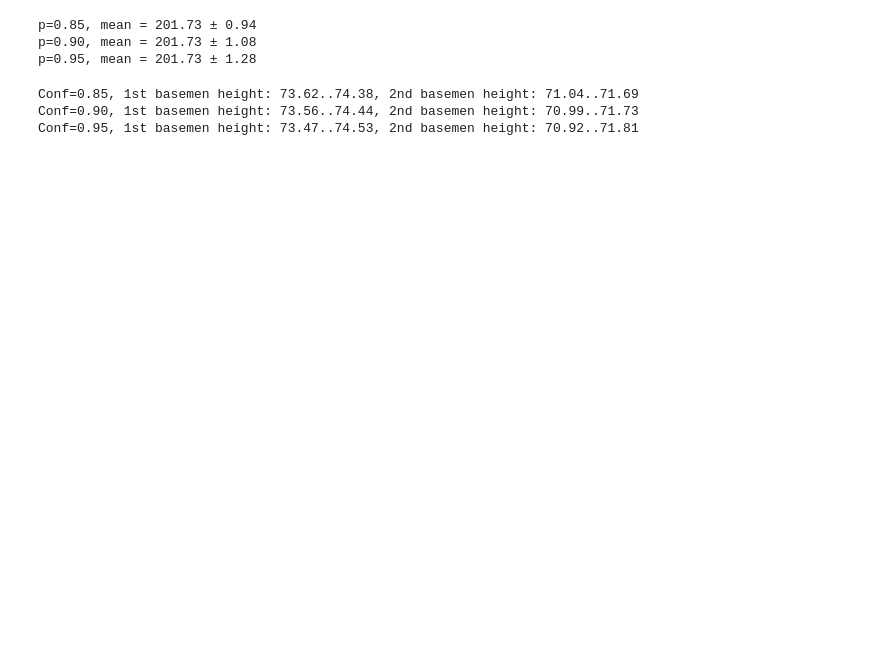
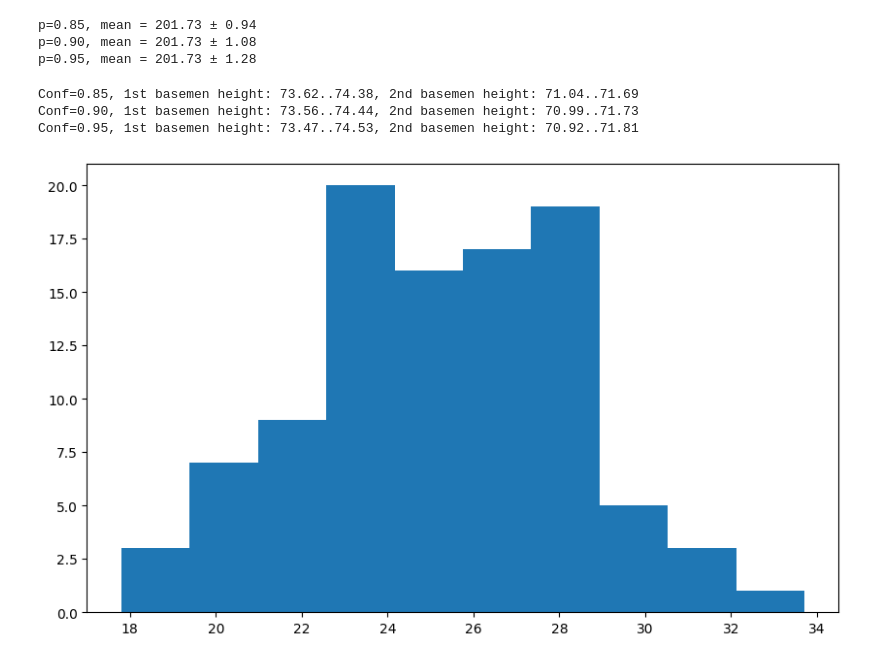
Before and after one commit to Uric01/-first_repository, a Jupyter notebook: baseball-players.ipynb, the cells around one changed output. Cells and saved outputs as stored; diff of their text form; code cells hidden in the pictures; blank space fills up the shorter version.

```diff
--- a/baseball-players.ipynb
+++ b/baseball-players.ipynb
@@ -172,3 +172,14 @@ for p in [0.85,0.9,0.95]:
 Conf=0.85, 1st basemen height: 73.62..74.38, 2nd basemen height: 71.04..71.69
 Conf=0.90, 1st basemen height: 73.56..74.44, 2nd basemen height: 70.99..71.73
 Conf=0.95, 1st basemen height: 73.47..74.53, 2nd basemen height: 70.92..71.81
+# %%
+def normal_random(sample_size = 100,s=0,e=1):
+    sample = [random.uniform(s,e) for _ in range(sample_size)]
+    return sum(sample)/sample_size
+sample=[normal_random(20,0,50) for _ in range(100)]
+plt.figure(figsize=(10,6))
+plt.hist(sample)
+plt.tight_layout
+plt.show()
+# %% [output]
+[figure, added]
```
Also changed, not shown: parts of 5 cells of this notebook.
